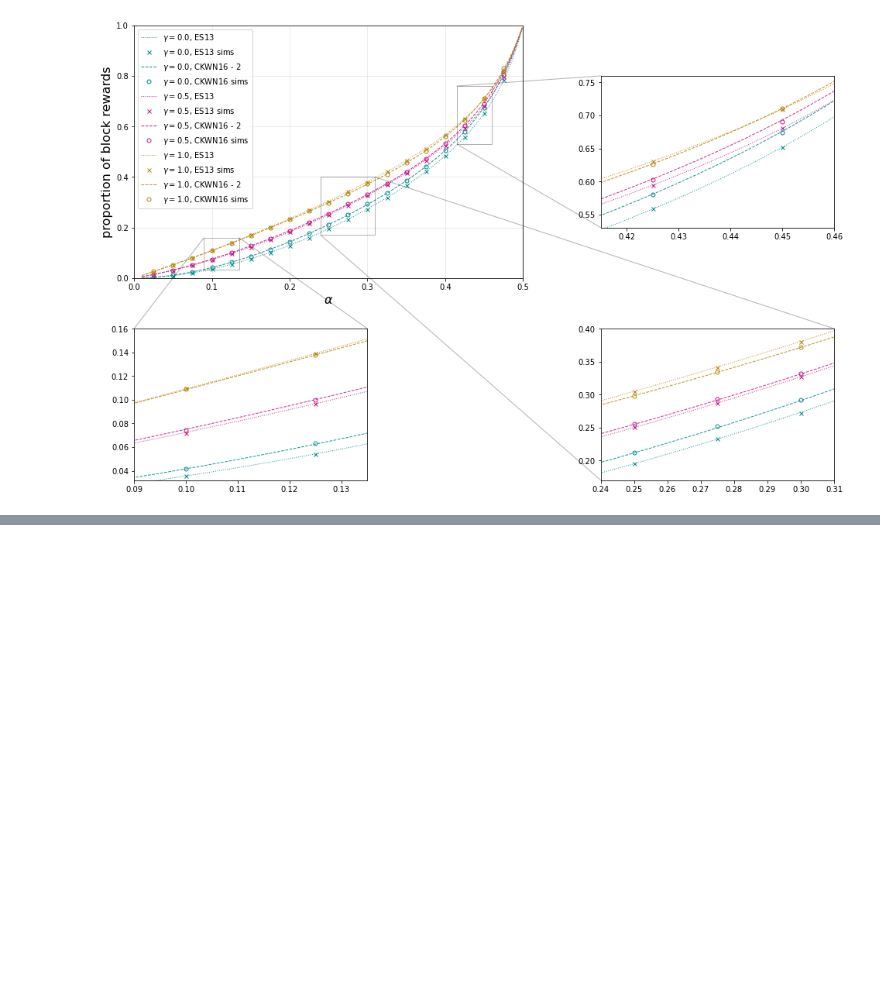
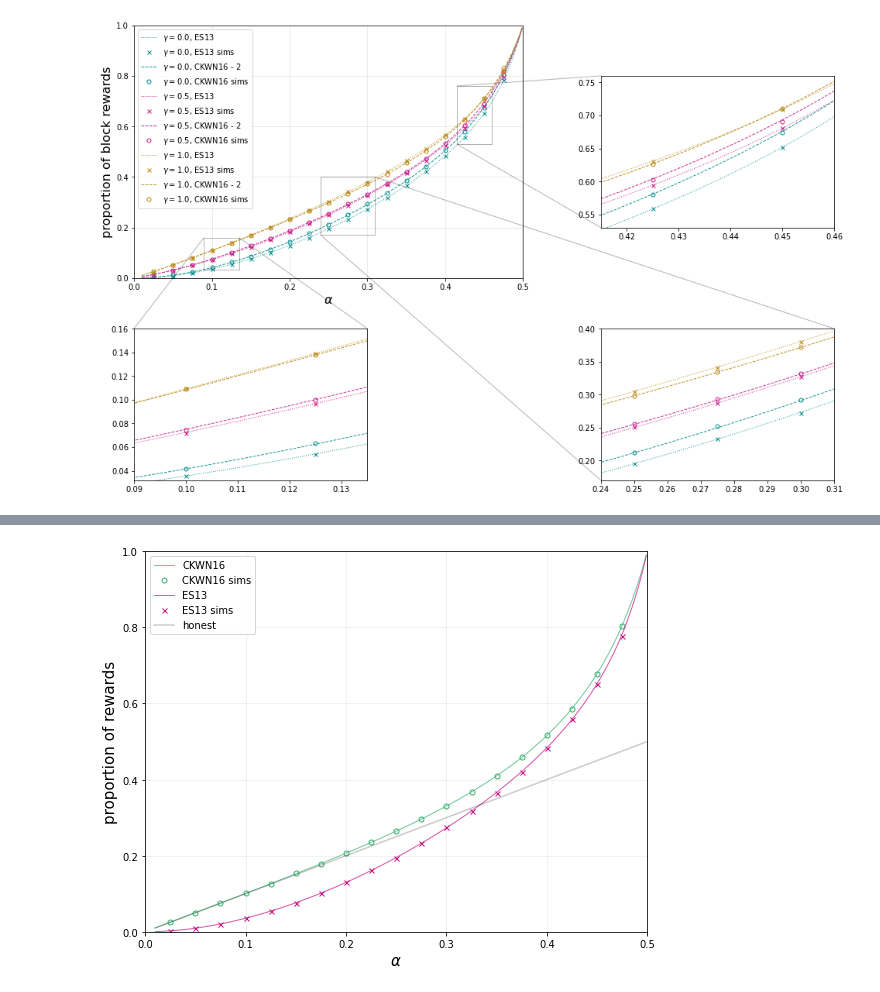
Before and after one commit to michaelneuder/opportunistic-mining, a Jupyter notebook: august.ipynb, the cells around one changed output, grey strips where cells are left out. Cells and saved outputs as stored; diff of their text form; code cells hidden in the pictures; blank space fills up the shorter version.

```diff
--- a/august.ipynb
+++ b/august.ipynb
@@ -616,0 +756,6 @@ plt.show()
+# %%
+def findOptBeta(alpha, gamma):
+    # CKWN optimal betas (exec rewards only)
+    betas  = np.arange(0.01, 5.01, 0.01)
+    rews = [Carlsten2(alpha=alpha, beta=b, gamma=gamma) for b in betas]
+    return betas[np.argmax(rews)]
@@ -616,0 +781,27 @@ plt.show()
+# %%
+f, ax = plt.subplots(figsize=(9,7))
+
+ax.plot(alphas, CKWN_theo_opt_beta, linewidth=1, color='mediumseagreen', alpha=0.7, label='CKWN16',
+        linestyle='-')
+ax.plot(simAlphas, CKWN_sim, color='mediumseagreen', alpha=1, label='CKWN16 sims', marker='o', fillstyle='none',
+        linestyle='none', markersize=5)
+ax.plot(alphas, ES_theo, linewidth=1, color='mediumvioletred', alpha=0.7, label='ES13',
+        linestyle='-')
+ax.plot(simAlphas, ES_sim, color='mediumvioletred', alpha=1, label='ES13 sims', marker='x', fillstyle='none',
+        linestyle='none', markersize=5)
+
+ax.plot(alphas, alphas, color='k', alpha=0.2, label='honest')
+
+ax.set_xlabel(r'$\alpha$', size=15)
+ax.set_ylabel(r'proportion of rewards', size=15)
+ax.grid(alpha=0.2)
+ax.legend()
+ax.set_xlim(0., 0.5)
+ax.set_ylim(0.,1)
+
+# ax.axvline(0.3)
+# ax.axhline(1/3)
+
+plt.show()
+# %% [output]
+[figure, added]
```
Also changed, not shown: parts of 12 cells of this notebook.
